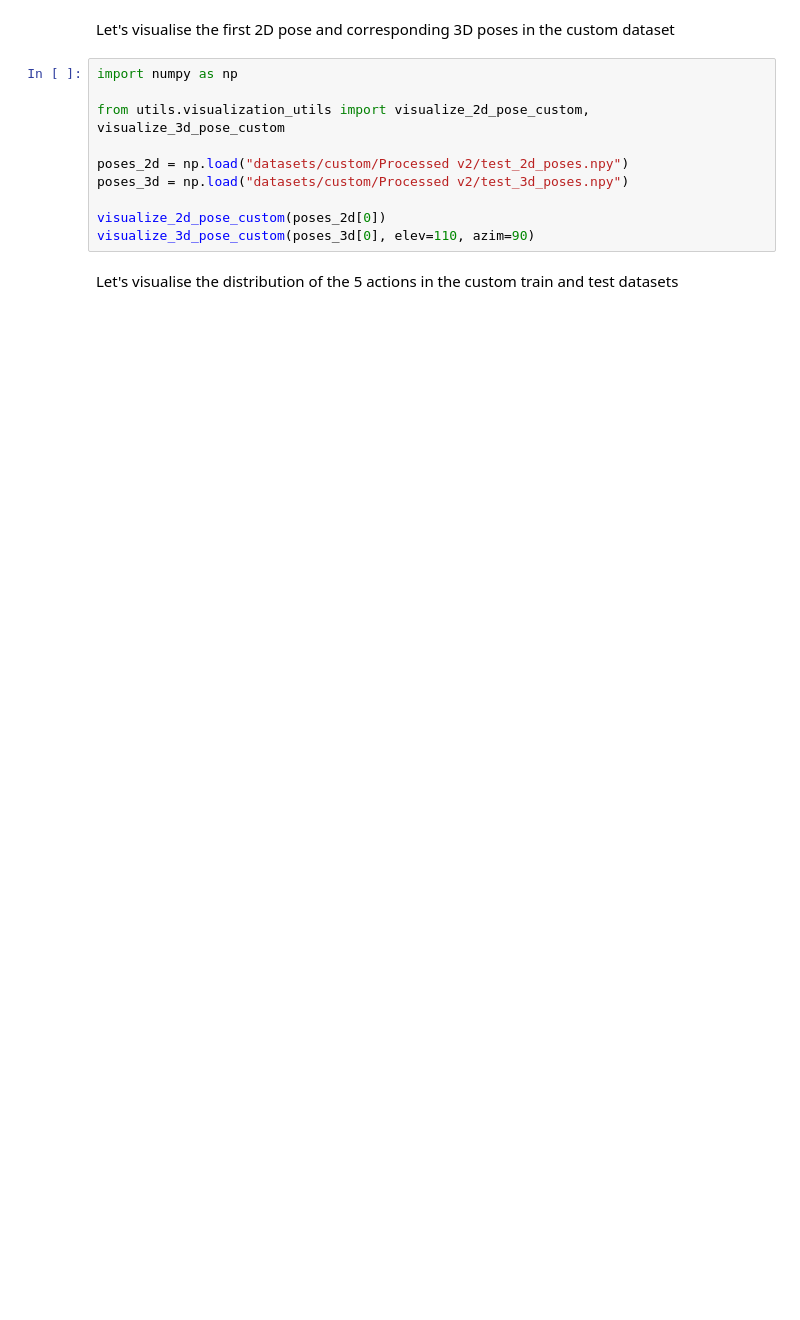
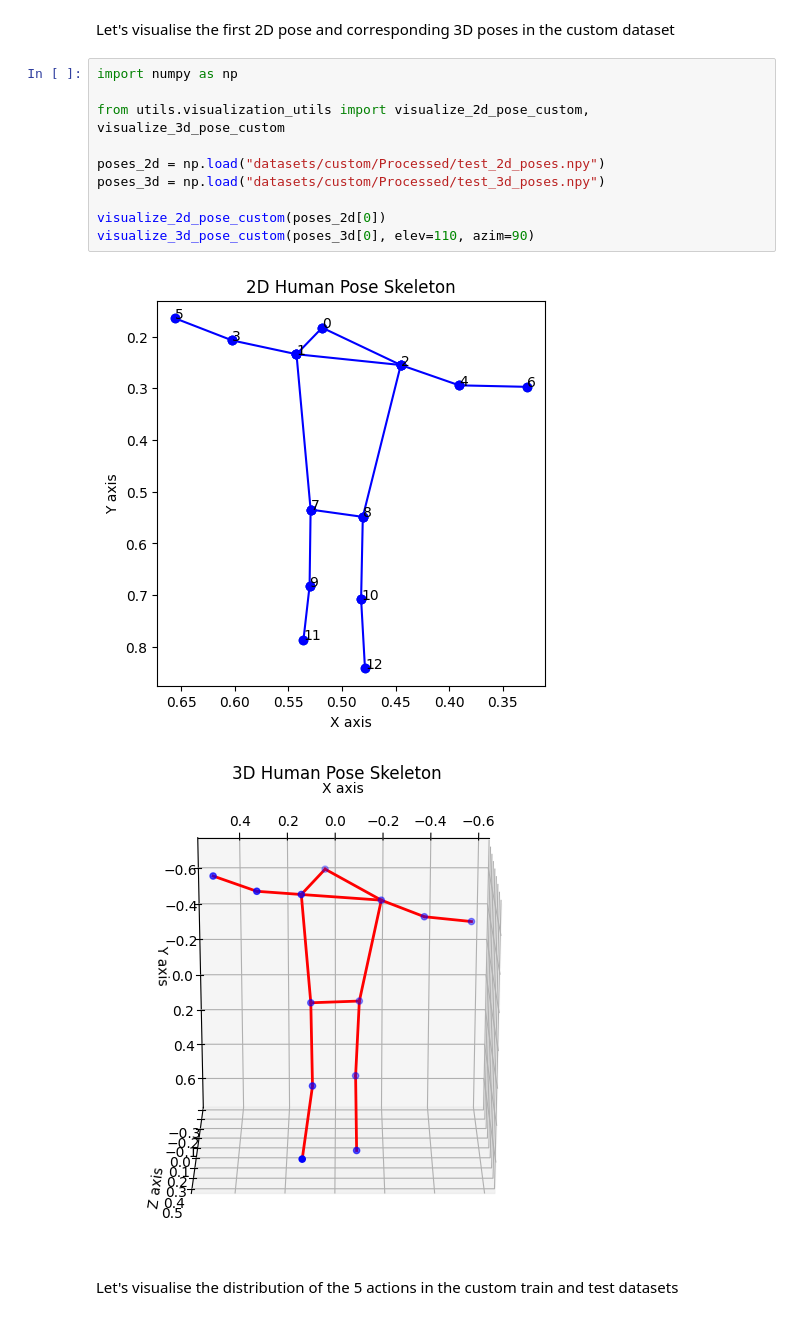
Before and after one commit to ParasharaRamesh/Poseidon, a Jupyter notebook: poseidon.ipynb, the cells around one changed output. Saved outputs shown, nothing was run; the diff lists cells and outputs as text; blank space fills up the shorter version.

```diff
--- a/poseidon.ipynb
+++ b/poseidon.ipynb
@@ -592,13 +669,16 @@ Let's visualise the first 2D pose and corresponding 3D poses in the custom datas
 # %%
 import numpy as np
 
 from utils.visualization_utils import visualize_2d_pose_custom, visualize_3d_pose_custom
 
-poses_2d = np.load("datasets/custom/Processed v2/test_2d_poses.npy")
-poses_3d = np.load("datasets/custom/Processed v2/test_3d_poses.npy")
+poses_2d = np.load("datasets/custom/Processed/test_2d_poses.npy")
+poses_3d = np.load("datasets/custom/Processed/test_3d_poses.npy")
 
 visualize_2d_pose_custom(poses_2d[0])
 visualize_3d_pose_custom(poses_3d[0], elev=110, azim=90)
+# %% [output]
+[figure, added]
+[figure, added]
 # %% [markdown]
 Let's visualise the distribution of the 5 actions in the custom train and test datasets
 # %%
```
Also changed, not shown: parts of 37 cells of this notebook.
